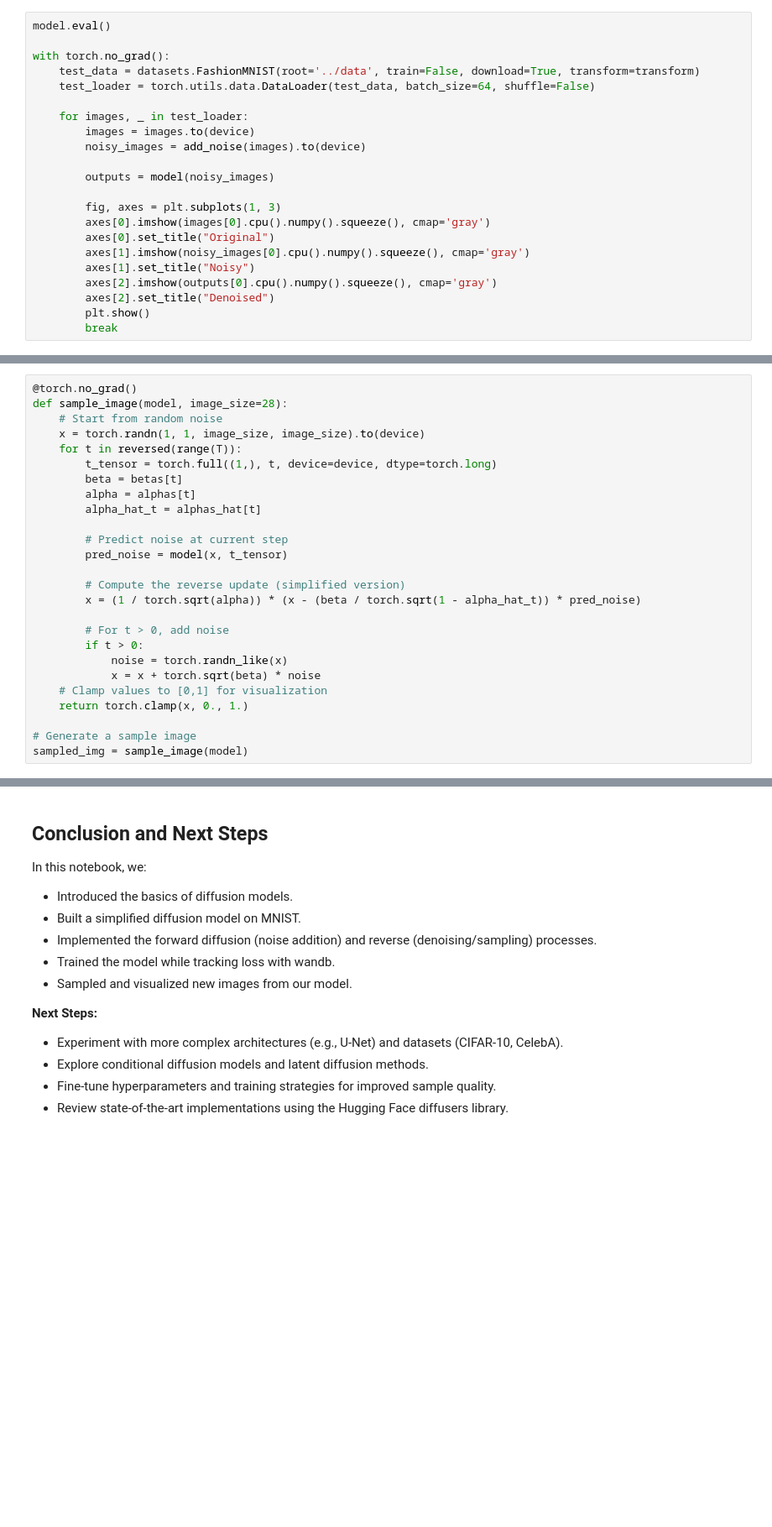
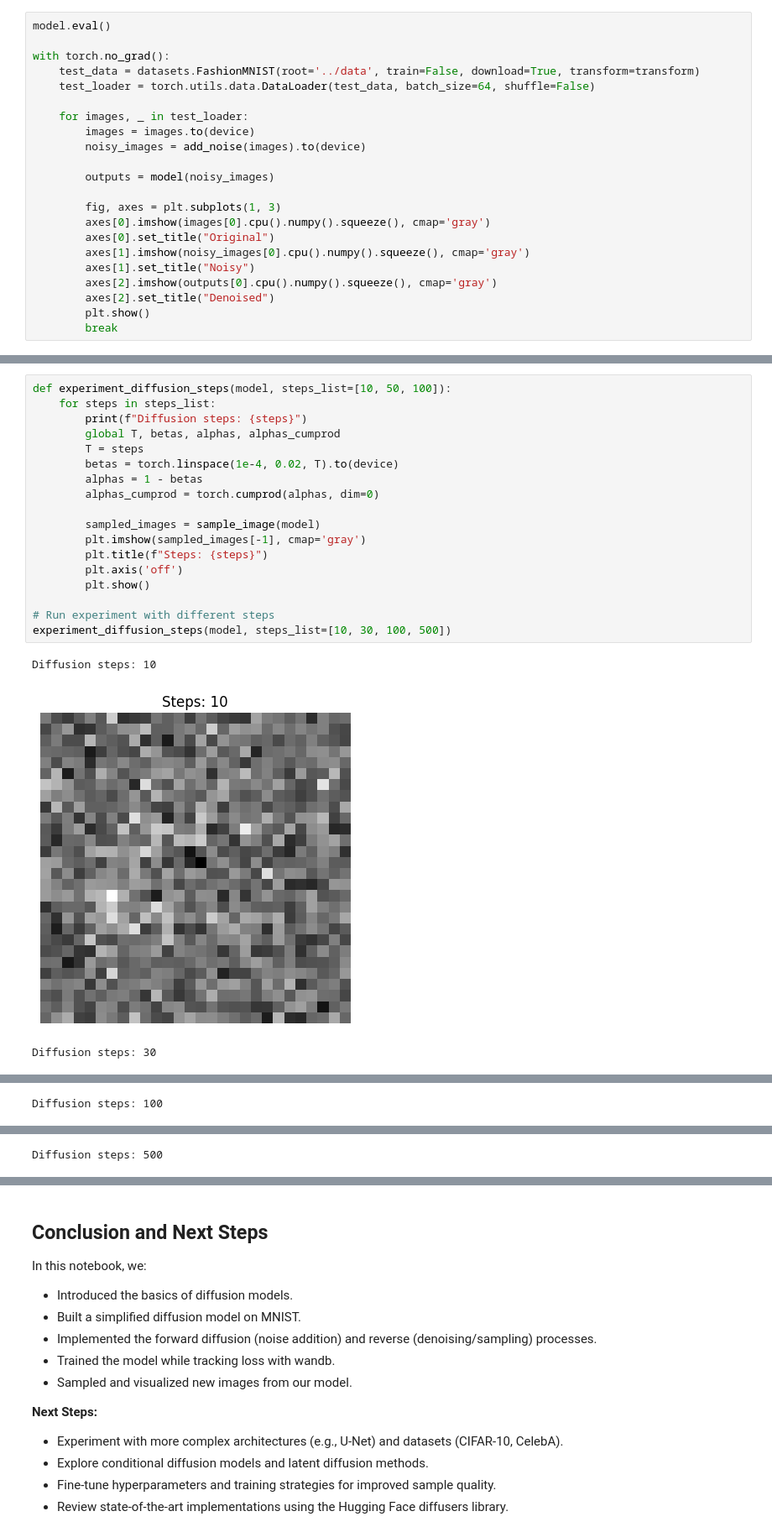
Before and after one commit to hussamalafandi/Generative_AI, a Jupyter notebook: 03/03_diffusion.ipynb, the cells around one changed output, grey strips where cells are left out. Shown at 84% size. Saved outputs shown, nothing was run; the diff lists cells and outputs as text; blank space fills up the shorter version.

```diff
--- a/03/03_diffusion.ipynb
+++ b/03/03_diffusion.ipynb
@@ -335,26 +352,0 @@ For simplicity, our implementation uses a basic version without elaborate noise
-# %%
-@torch.no_grad()
-def sample_image(model, image_size=28):
-    # Start from random noise
-    x = torch.randn(1, 1, image_size, image_size).to(device)
-    for t in reversed(range(T)):
-        t_tensor = torch.full((1,), t, device=device, dtype=torch.long)
-        beta = betas[t]
-        alpha = alphas[t]
-        alpha_hat_t = alphas_hat[t]
-
-        # Predict noise at current step
-        pred_noise = model(x, t_tensor)
-
-        # Compute the reverse update (simplified version)
-        x = (1 / torch.sqrt(alpha)) * (x - (beta / torch.sqrt(1 - alpha_hat_t)) * pred_noise)
-
-        # For t > 0, add noise
-        if t > 0:
-            noise = torch.randn_like(x)
-            x = x + torch.sqrt(beta) * noise
-    # Clamp values to [0,1] for visualization
-    return torch.clamp(x, 0., 1.)
-
-# Generate a sample image
-sampled_img = sample_image(model)
@@ -375,0 +455,22 @@ show_image(sampled_img, title="Sampled Image from Diffusion Model")
+# %%
+def experiment_diffusion_steps(model, steps_list=[10, 50, 100]):
+    for steps in steps_list:
+        print(f"Diffusion steps: {steps}")
+        global T, betas, alphas, alphas_cumprod
+        T = steps
+        betas = torch.linspace(1e-4, 0.02, T).to(device)
+        alphas = 1 - betas
+        alphas_cumprod = torch.cumprod(alphas, dim=0)
+
+        sampled_images = sample_image(model)
+        plt.imshow(sampled_images[-1], cmap='gray')
+        plt.title(f"Steps: {steps}")
+        plt.axis('off')
+        plt.show()
+
+# Run experiment with different steps
+experiment_diffusion_steps(model, steps_list=[10, 30, 100, 500])
+# %% [output]
+Diffusion steps: 10
+[figure, added]
+Diffusion steps: 30
@@ -375,0 +478 @@ show_image(sampled_img, title="Sampled Image from Diffusion Model")
+Diffusion steps: 100
@@ -375,0 +480 @@ show_image(sampled_img, title="Sampled Image from Diffusion Model")
+Diffusion steps: 500
```
Also changed, not shown: parts of 30 cells of this notebook.
